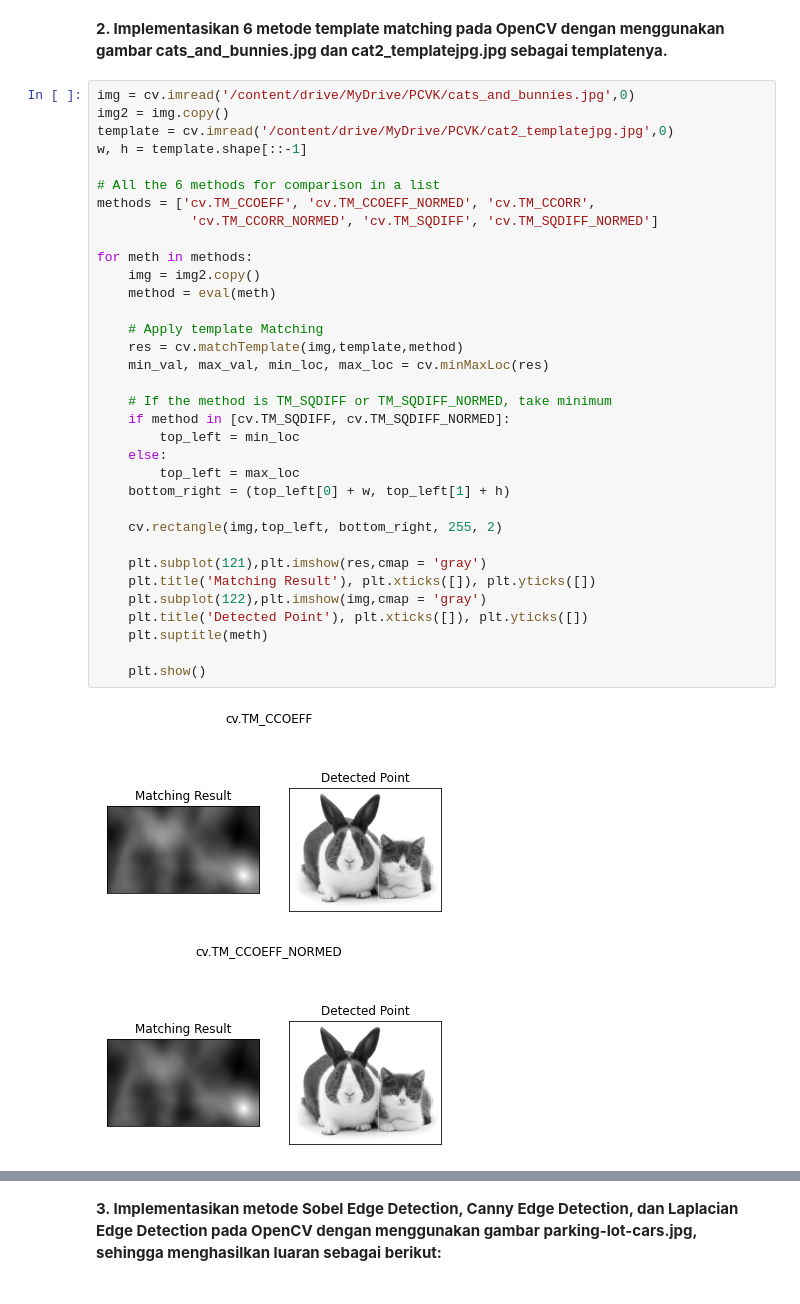
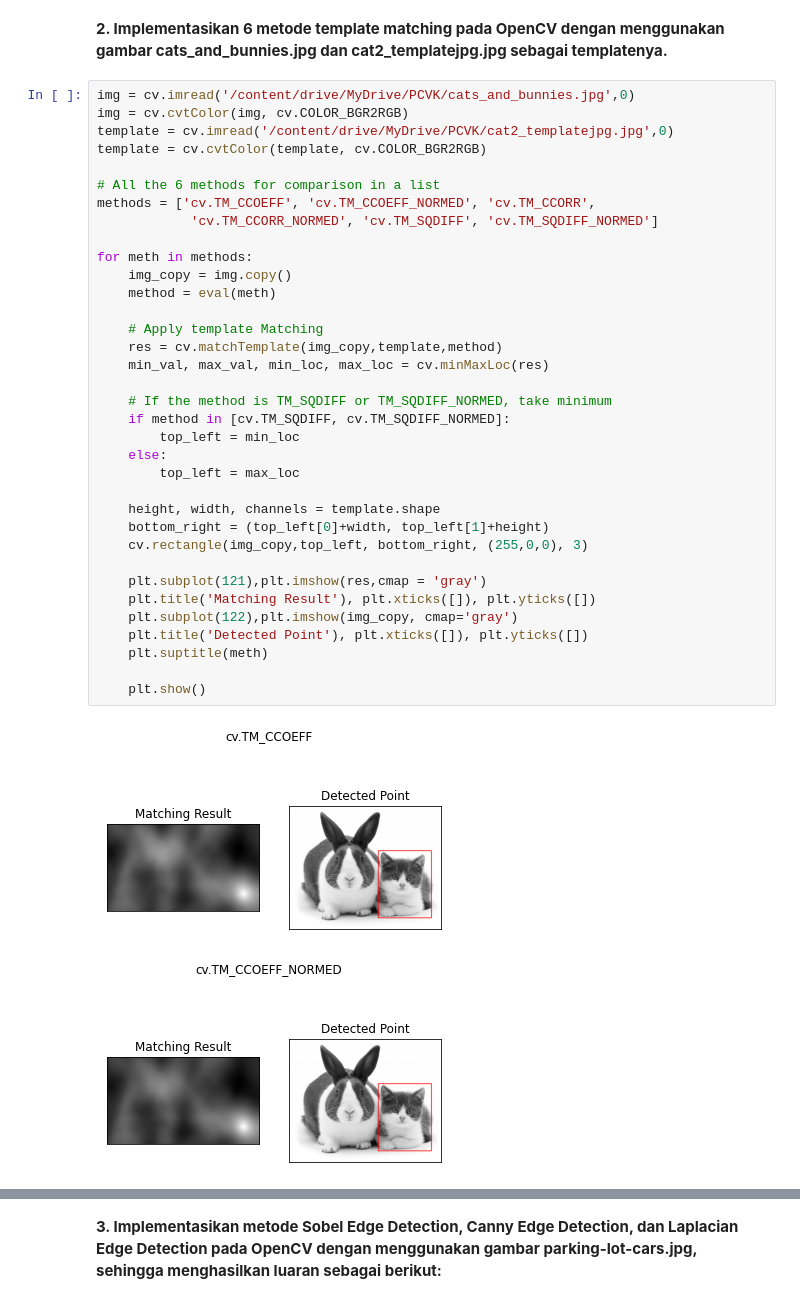
Before and after one commit to kevinaldyansyah/PCVK_Genap_2021, a Jupyter notebook: Week11.ipynb, the cells around one changed output, grey strips where cells are left out. Saved outputs shown, nothing was run; the diff lists cells and outputs as text.

```diff
--- a/Week11.ipynb
+++ b/Week11.ipynb
@@ -24,38 +24,39 @@ Mounted at /content/drive
 gambar cats_and_bunnies.jpg dan cat2_templatejpg.jpg sebagai templatenya.**
 # %%
 img = cv.imread('/content/drive/MyDrive/PCVK/cats_and_bunnies.jpg',0)
-img2 = img.copy()
+img = cv.cvtColor(img, cv.COLOR_BGR2RGB)
 template = cv.imread('/content/drive/MyDrive/PCVK/cat2_templatejpg.jpg',0)
-w, h = template.shape[::-1]
+template = cv.cvtColor(template, cv.COLOR_BGR2RGB)
 
 # All the 6 methods for comparison in a list
 methods = ['cv.TM_CCOEFF', 'cv.TM_CCOEFF_NORMED', 'cv.TM_CCORR',
             'cv.TM_CCORR_NORMED', 'cv.TM_SQDIFF', 'cv.TM_SQDIFF_NORMED']
 
 for meth in methods:
-    img = img2.copy()
+    img_copy = img.copy()
     method = eval(meth)
 
     # Apply template Matching
-    res = cv.matchTemplate(img,template,method)
+    res = cv.matchTemplate(img_copy,template,method)
     min_val, max_val, min_loc, max_loc = cv.minMaxLoc(res)
 
     # If the method is TM_SQDIFF or TM_SQDIFF_NORMED, take minimum
     if method in [cv.TM_SQDIFF, cv.TM_SQDIFF_NORMED]:
         top_left = min_loc
     else:
         top_left = max_loc
-    bottom_right = (top_left[0] + w, top_left[1] + h)
 
-    cv.rectangle(img,top_left, bottom_right, 255, 2)
+    height, width, channels = template.shape
+    bottom_right = (top_left[0]+width, top_left[1]+height)
+    cv.rectangle(img_copy,top_left, bottom_right, (255,0,0), 3)
 
     plt.subplot(121),plt.imshow(res,cmap = 'gray')
     plt.title('Matching Result'), plt.xticks([]), plt.yticks([])
-    plt.subplot(122),plt.imshow(img,cmap = 'gray')
+    plt.subplot(122),plt.imshow(img_copy, cmap='gray')
     plt.title('Detected Point'), plt.xticks([]), plt.yticks([])
     plt.suptitle(meth)
 
     plt.show()
 # %% [output]
-[figure, old version]
+[figure, new version]
-[figure, old version]
+[figure, new version]
```
Also changed, not shown: parts of 3 cells of this notebook.
